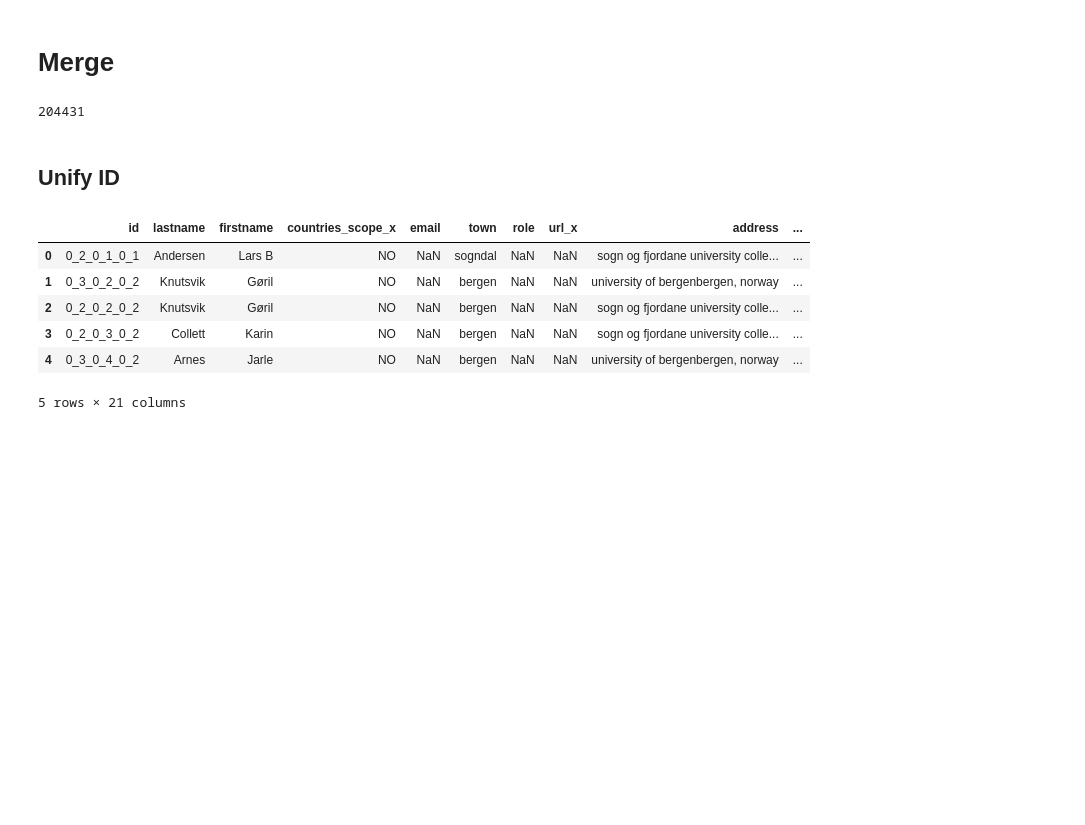
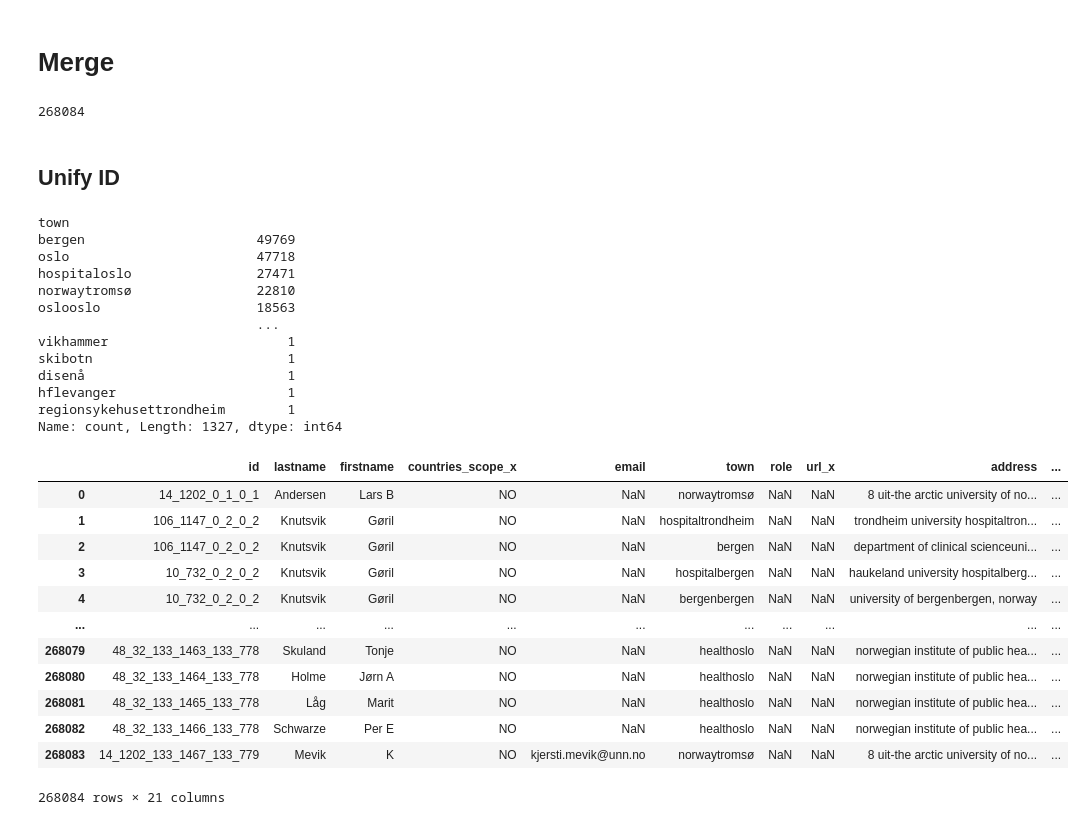
Before and after one commit to Azalurg/Data-Science-and-ML, a Jupyter notebook: pandas_project.ipynb, the cells around one changed output. Drawn from its saved outputs; the diff is of its cells as text; code cells hidden in the pictures; blank space fills up the shorter version.

Commit message:
Add town to df

```diff
--- a/pandas_project.ipynb
+++ b/pandas_project.ipynb
@@ -18,7 +18,7 @@ Project:
 # %% [markdown]
 ## Variables
 # %%
-similarity_percentage = 20
+similarity_percentage = 50
 
 data_directory="./data"
 data_sub_folders = 134
@@ -57,17 +57,32 @@ def similarity(data1: str, data2: str):
     return counter / total * 100
 
 def make_id_unique(df, value, column="temp_id"):
-    df[column] = one_one_df[column].apply(lambda id: str(value) + "_" + str(id))
+    df[column] = df[column].apply(lambda id: str(value) + "_" + str(id))
     return df
 
 class GoodAddress:
     string: str
     uuid: str
     children_list: list
+    children_dict: dict
     def __init__(self, string, uuid) -> None:
         self.string = string
         self.uuid = uuid
-        self.children_list = []
+        self.children_list = [uuid]
+        self.children_dict = {string: [uuid, 1]}
+
+    def update(self, string, uuid) -> None:
+        if string in self.children_dict:
+            self.children_dict[string][1] += 1
+        else:
+            self.children_dict[string] = [uuid, 1]
+
+    def fit_uuid(self) -> None:
+        max_count = 0
+        for value in self.children_dict.values():
+            if value[1] > max_count:
+                max_count += 1
+                self.uuid = value[0]
 # %% [markdown]
 ## Load data
 # %%
@@ -120,12 +135,15 @@ for address_index, address in address_df.iterrows():
         if similarity(ga.string, address["full_address"]) > similarity_percentage:
             flag = False
             ga.children_list.append(address["address_uuid"])
+            ga.update(address["full_address"], address["address_uuid"])
             move_head(good_address_list, good_address_index)
             break
     if flag:
         good_address_list.append(GoodAddress(address["full_address"], address["address_uuid"]))
 
 address_df = address_df.drop(["full_address"], axis=1)
+for ga in good_address_list:
+    ga.fit_uuid()
 
 print(f"{len(good_address_list)} good addresses found")
 # %% [output]
@@ -151,18 +169,49 @@ one_df = pd.merge(merged_3, publications_df, on="publication_uuid", how="inner")
 
 len(one_df)
 # %% [output]
-204431
+268084
 # %% [markdown]
 ## Unify ID
 # %%
 one_df['id'] = one_df['address_uuid'].astype(str) + "_" + one_df['person_uuid'].astype(str) + "_" + one_df['publication_uuid'].astype(str)
 one_df = one_df[['id'] + [col for col in one_df.columns if col != 'id']]
 one_df.drop(columns=['address_uuid', 'person_uuid', "publication_uuid"], inplace=True)
-# %% [output]
-|  | id | lastname | firstname | countries_scope_x | email | town | role | url_x | address | ... |
-| 0 | 0_2_0_1_0_1 | Andersen | Lars B | NO | NaN | sogndal | NaN | NaN | sogn og fjordane university colle... | ... |
-| 1 | 0_3_0_2_0_2 | Knutsvik | Gøril | NO | NaN | bergen | NaN | NaN | university of bergenbergen, norway | ... |
-| 2 | 0_2_0_2_0_2 | Knutsvik | Gøril | NO | NaN | bergen | NaN | NaN | sogn og fjordane university colle... | ... |
-| 3 | 0_2_0_3_0_2 | Collett | Karin | NO | NaN | bergen | NaN | NaN | sogn og fjordane university colle... | ... |
-| 4 | 0_3_0_4_0_2 | Arnes | Jarle | NO | NaN | bergen | NaN | NaN | university of bergenbergen, norway | ... |
-5 rows × 21 columns
+# %%
+def get_second_half(x):
+    address = x.split(",")
+    second_last_part = address[-2].strip()
+    university = second_last_part.split(" ")
+    last_word = university[-1].strip()
+    second_half = last_word[len(last_word) // 2:]
+    return last_word
+
+one_df["town"] = one_df["address"].apply(lambda x: get_second_half(x))
+print(one_df["town"].value_counts())
+one_df
+# %% [output]
+town
+bergen                      49769
+oslo                        47718
+hospitaloslo                27471
+norwaytromsø                22810
+oslooslo                    18563
+                            ...
+vikhammer                       1
+skibotn                         1
+disenå                          1
+hflevanger                      1
+regionsykehusettrondheim        1
+Name: count, Length: 1327, dtype: int64
+|  | id | lastname | firstname | countries_scope_x | email | town | role | url_x | address | ... |
+| 0 | 14_1202_0_1_0_1 | Andersen | Lars B | NO | NaN | norwaytromsø | NaN | NaN | 8 uit-the arctic university of no... | ... |
+| 1 | 106_1147_0_2_0_2 | Knutsvik | Gøril | NO | NaN | hospitaltrondheim | NaN | NaN | trondheim university hospitaltron... | ... |
+| 2 | 106_1147_0_2_0_2 | Knutsvik | Gøril | NO | NaN | bergen | NaN | NaN | department of clinical scienceuni... | ... |
+| 3 | 10_732_0_2_0_2 | Knutsvik | Gøril | NO | NaN | hospitalbergen | NaN | NaN | haukeland university hospitalberg... | ... |
+| 4 | 10_732_0_2_0_2 | Knutsvik | Gøril | NO | NaN | bergenbergen | NaN | NaN | university of bergenbergen, norway | ... |
+| ... | ... | ... | ... | ... | ... | ... | ... | ... | ... | ... |
+| 268079 | 48_32_133_1463_133_778 | Skuland | Tonje | NO | NaN | healthoslo | NaN | NaN | norwegian institute of public hea... | ... |
+| 268080 | 48_32_133_1464_133_778 | Holme | Jørn A | NO | NaN | healthoslo | NaN | NaN | norwegian institute of public hea... | ... |
+| 268081 | 48_32_133_1465_133_778 | Låg | Marit | NO | NaN | healthoslo | NaN | NaN | norwegian institute of public hea... | ... |
+| 268082 | 48_32_133_1466_133_778 | Schwarze | Per E | NO | NaN | healthoslo | NaN | NaN | norwegian institute of public hea... | ... |
+| 268083 | 14_1202_133_1467_133_779 | Mevik | K | NO | kjersti.mevik@unn.no | norwaytromsø | NaN | NaN | 8 uit-the arctic university of no... | ... |
+268084 rows × 21 columns
```
Also changed, not shown: parts of 1 cell of this notebook.
